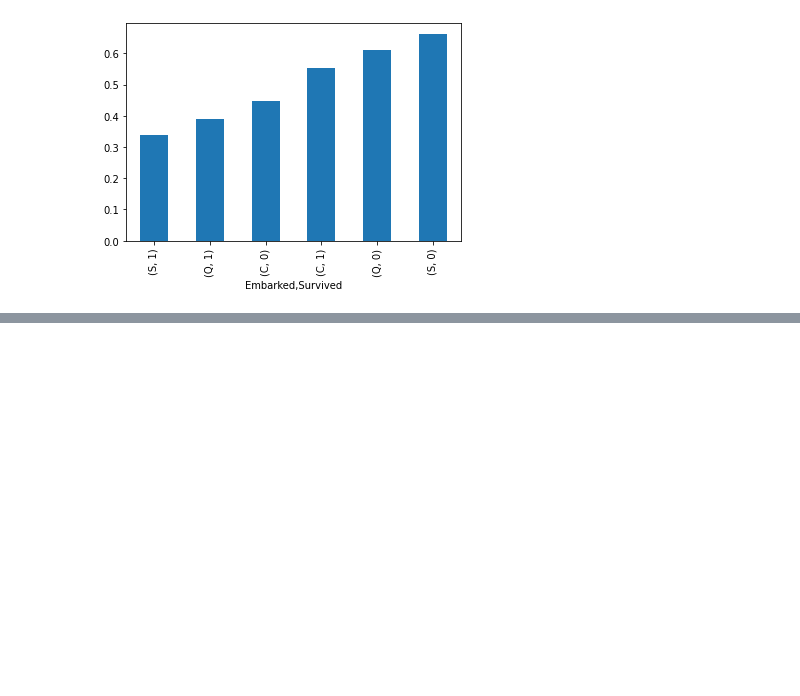
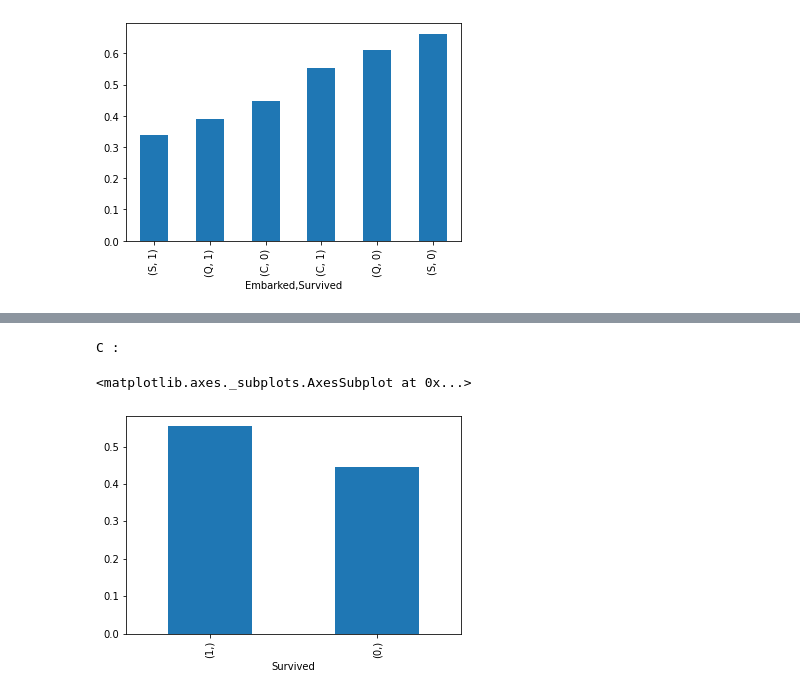
Before and after one commit to Rudovich1/Rudovich_kirill, a Jupyter notebook: titanic.ipynb, the cells around one changed output, grey strips where cells are left out. Cells and saved outputs as stored; diff of their text form; code cells hidden in the pictures; blank space fills up the shorter version.

```diff
--- a/titanic.ipynb
+++ b/titanic.ipynb
@@ -76,0 +91,7 @@ AxesSubplot(0.125,0.125;0.775x0.755)
+# %%
+print("C : ")
+df[df["Embarked"] == "C"][["Embarked", "Survived"]].value_counts(["Survived"], normalize = True).plot(kind = 'bar')
+# %% [output]
+C :
+<matplotlib.axes._subplots.AxesSubplot at 0x...>
+[figure, added]
```
Also changed, not shown: parts of 3 cells of this notebook.
